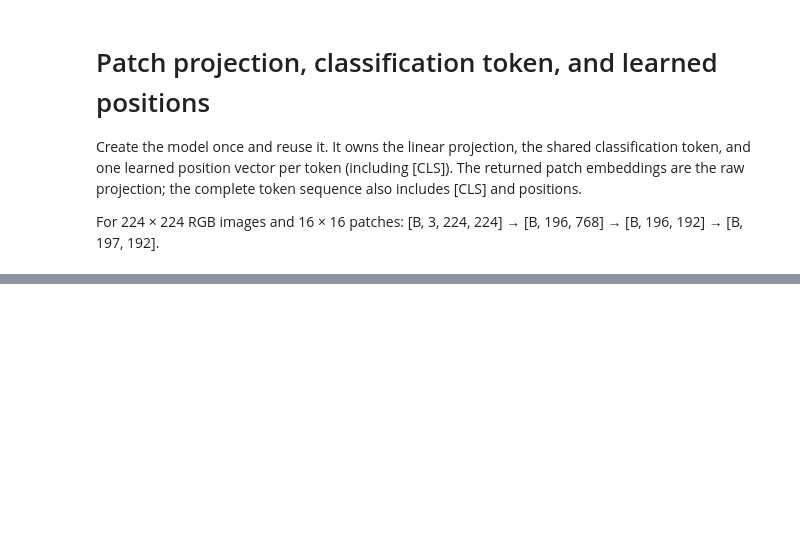
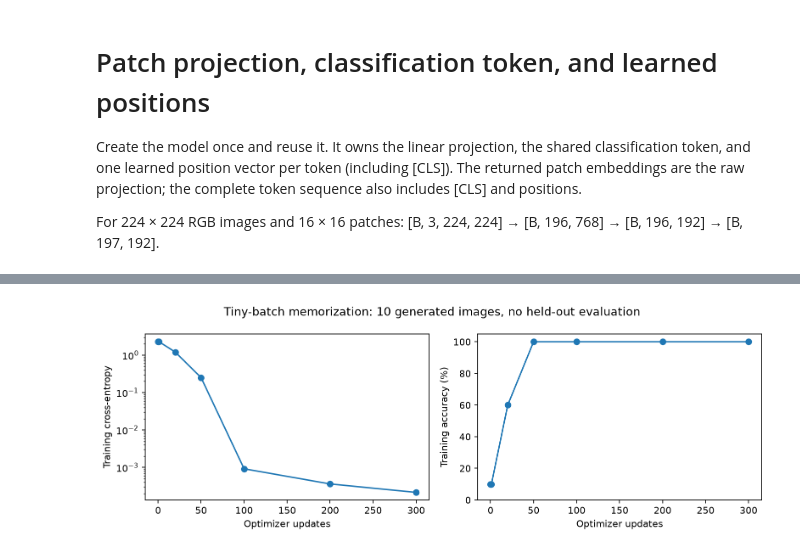
Before and after one commit to kasrasa/Vision-Transformers, a Jupyter notebook: patch_embedding.ipynb, the cells around one changed output, grey strips where cells are left out. Cells and saved outputs as stored; diff of their text form; code cells hidden in the pictures; blank space fills up the shorter version.

```diff
--- a/patch_embedding.ipynb
+++ b/patch_embedding.ipynb
@@ -118,0 +153,51 @@ mlp_head.fc2.bias: shape=(10,), gradient norm=0.056314
+# %%
+torch.manual_seed(17)
+sanity_images = torch.full((10, 3, 32, 32), 0.05)
+sanity_targets = torch.arange(10)
+for label in range(10):
+    row, col = divmod(label, 4)
+    sanity_images[label, label % 3, row * 8:(row + 1) * 8, col * 8:(col + 1) * 8] = 0.95
+    sanity_images[label] += 0.01 * torch.randn_like(sanity_images[label])
+sanity_images.clamp_(0, 1)
+sanity_patches = patchify(sanity_images, patch_size=8)["patches"]
+
+sanity_model = torch.nn.ModuleDict({
+    "patch_embedder": PatchEmbeddingModel(3 * 8 ** 2, hidden_dim=192, num_patches=16),
+    "encoder": TransformerEncoderLayer(192, 3, 768, dropout=0.1),
+    "final_norm": torch.nn.LayerNorm(192),
+    "head": MLPHead(192, 768, 10),
+})
+
+def sanity_logits():
+    tokens = sanity_model["patch_embedder"](sanity_patches)["patches_with_cls_token"]
+    tokens = sanity_model["encoder"](tokens)
+    cls = sanity_model["final_norm"](tokens)[:, 0, :]
+    return sanity_model["head"](cls)
+
+optimizer = torch.optim.AdamW(sanity_model.parameters(), lr=0.0005, weight_decay=0.0)
+sanity_history = []
+for step in range(301):
+    if step > 0:
+        sanity_model.train()
+        optimizer.zero_grad()
+        sanity_loss = torch.nn.functional.cross_entropy(sanity_logits(), sanity_targets)
+        sanity_loss.backward()
+        optimizer.step()
+    if step in (0, 1, 20, 50, 100, 200, 300):
+        sanity_model.eval()
+        with torch.no_grad():
+            logits = sanity_logits()
+            loss_value = torch.nn.functional.cross_entropy(logits, sanity_targets).item()
+            accuracy = (logits.argmax(dim=-1) == sanity_targets).float().mean().item()
+        sanity_history.append({"step": step, "loss": loss_value, "training_accuracy": accuracy})
+        print(f"step {step:3d}: training loss={loss_value:.6f}, training accuracy={accuracy:.0%}")
+
+fig, axes = plt.subplots(1, 2, figsize=(10, 3.5))
+axes[0].plot([r["step"] for r in sanity_history], [r["loss"] for r in sanity_history], marker="o")
+axes[0].set(xlabel="Optimizer updates", ylabel="Training cross-entropy", yscale="log")
+axes[1].plot([r["step"] for r in sanity_history], [100 * r["training_accuracy"] for r in sanity_history], marker="o")
+axes[1].set(xlabel="Optimizer updates", ylabel="Training accuracy (%)", ylim=(0, 105))
+fig.suptitle("Tiny-batch memorization: 10 generated images, no held-out evaluation")
+fig.tight_layout()
+plt.show()
+# %% [output]
@@ -118,0 +211 @@ mlp_head.fc2.bias: shape=(10,), gradient norm=0.056314
+[figure, added]
```
Also changed, not shown: parts of 14 cells of this notebook, 1 other file.
